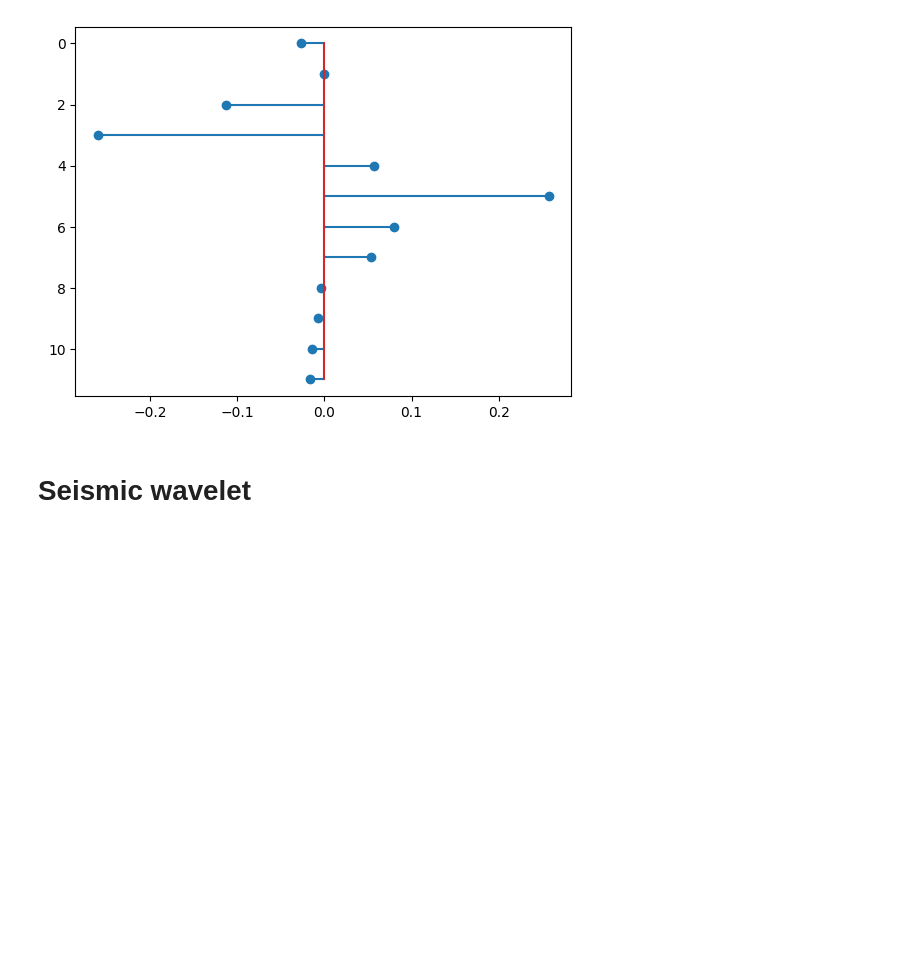
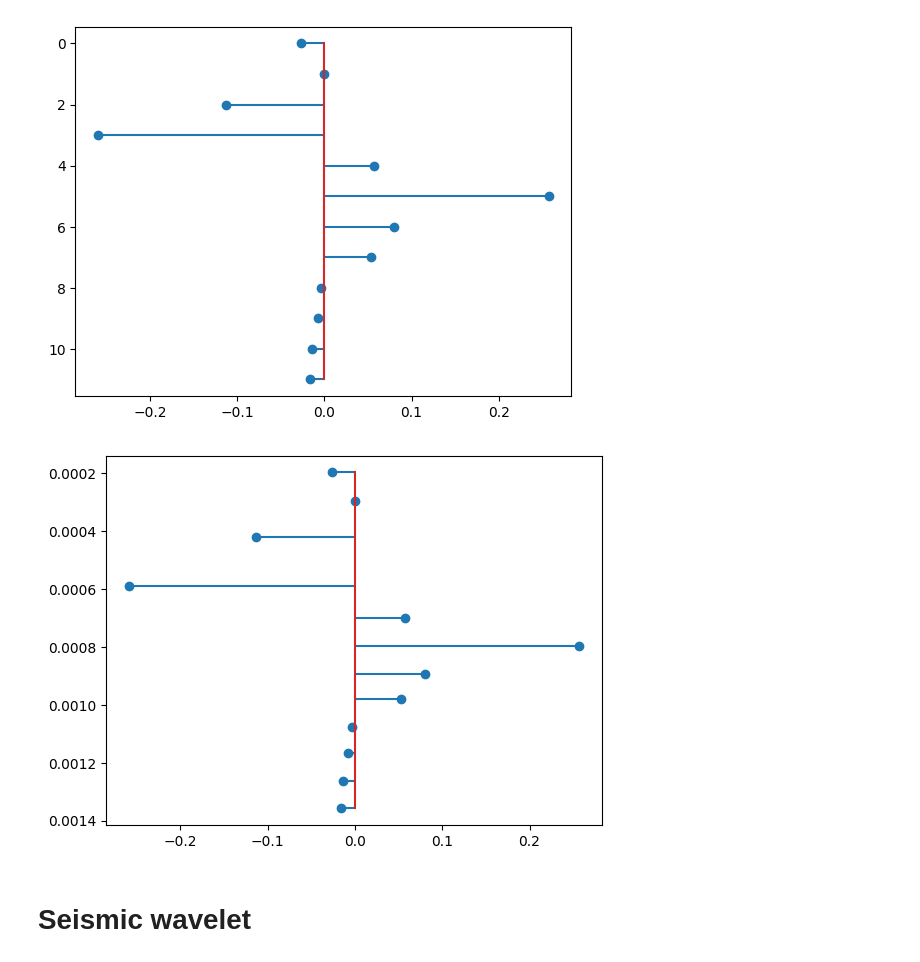
Before and after one commit to Dunckleosteus/seismic, a Jupyter notebook: seismic.ipynb, the cells around one changed output. Cells and saved outputs as stored; diff of their text form; code cells hidden in the pictures; blank space fills up the shorter version.

Commit message:
converted fishbone to time

```diff
--- a/seismic.ipynb
+++ b/seismic.ipynb
@@ -130,6 +130,11 @@ plt.stem(reflection_coeff[:, 1], orientation='horizontal')
 plt.gca().invert_yaxis()
 # %% [output]
 [figure]
+# %%
+plt.stem(time_matrix[1:, 1], reflection_coeff[:, 1], orientation='horizontal')
+plt.gca().invert_yaxis()
+# %% [output]
+[figure, added]
 # %% [markdown]
 # Seismic wavelet
 # %%
```
Also changed, not shown: parts of 2 cells of this notebook.
